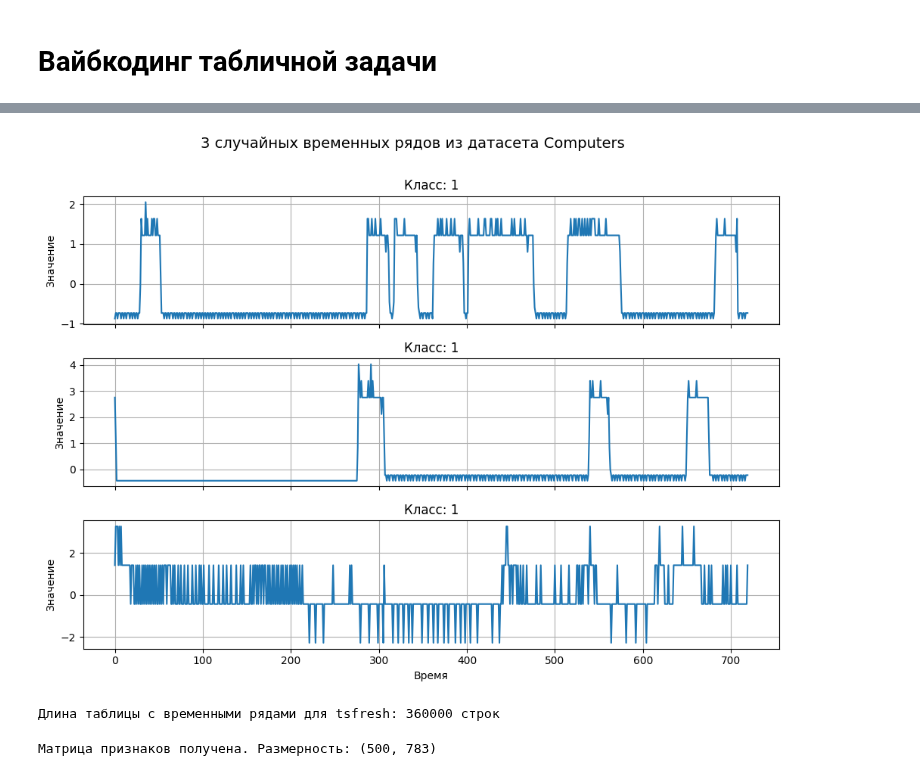
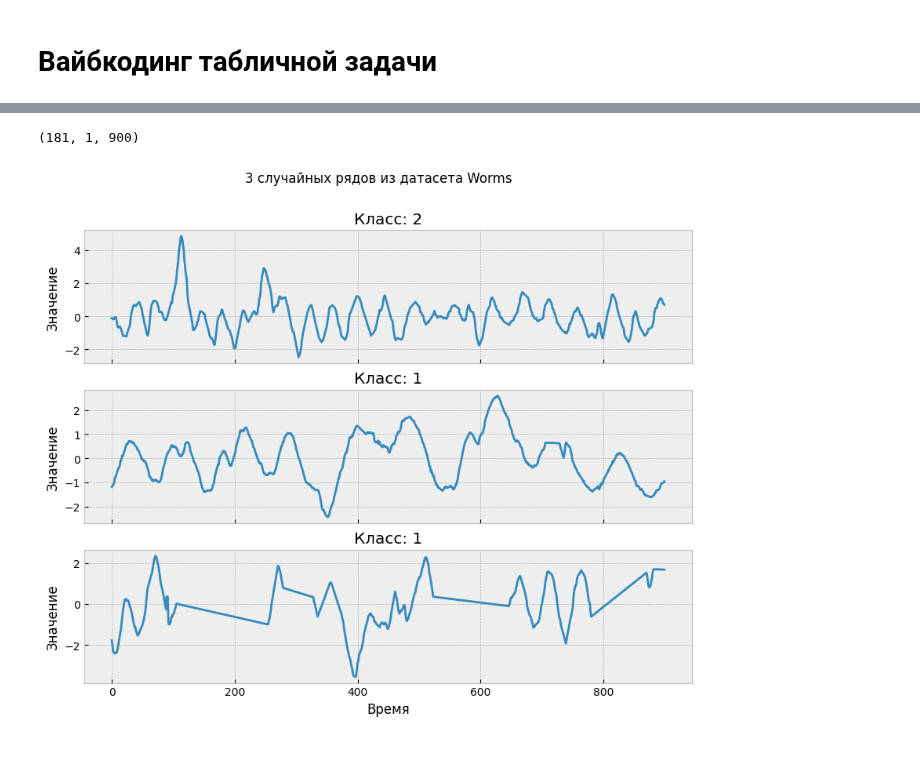
Before and after one commit to Pyatachokk/hse_ts_course, a Jupyter notebook: 2025-spring/seminars/seminar_15_classification.ipynb, the cells around one changed output, grey strips where cells are left out. Saved outputs shown, nothing was run; the diff lists cells and outputs as text; code cells hidden in the pictures.

```diff
--- a/2025-spring/seminars/seminar_15_classification.ipynb
+++ b/2025-spring/seminars/seminar_15_classification.ipynb
@@ -123,25 +123,25 @@ class KnnDtw(object):
         DTW distance between A and B
         """
 
-        # Create cost matrix via broadcasting with large int
         ts_a, ts_b = np.array(ts_a), np.array(ts_b)
         M, N = len(ts_a), len(ts_b)
+
         cost = np.inf * np.ones((M, N))
+        cost[0, 0] = d(ts_a[0], ts_b[0])
 
-        # Initialize the first row and column
-        cost[0, 0] = d(ts_a[0], ts_b[0])
         for i in range(1, M):
             cost[i, 0] = cost[i-1, 0] + d(ts_a[i], ts_b[0])
 
         for j in range(1, N):
             cost[0, j] = cost[0, j-1] + d(ts_a[0], ts_b[j])
 
-        # Populate rest of cost matrix within window
         for i in range(1, M):
-            for j in range(max(1, i - self.max_warping_window),
-                            min(N, i + self.max_warping_window)):
-                choices = cost[i - 1, j - 1], cost[i, j-1], cost[i-1, j]
-                cost[i, j] = min(choices) + d(ts_a[i], ts_b[j])
+            for j in range(
+                max(1, i - self.max_warping_window),
+                min(N, i + self.max_warping_window)):
+
+                choices = cost[i-1, j-1], cost[i, j-1], cost[i-1, j]
+                cost[i,j] = min(choices) + d(ts_a[i], ts_b[j])
 
         # Return DTW distance given window
         return cost[-1, -1]
@@ -496,51 +495,28 @@ print("Количество классов в данных:", len(np.unique(y_tr
+# %%
+dataset_name = 'Worms'
+
+X_train, y_train, X_test, y_test = get_UCR_data(dataset_name, split_data=True, on_disk=False)
+print(X_train.shape)
+# %% [output]
+(181, 1, 900)
 # %%
-# Шаг 6. Визуализация нескольких примеров из обучающего набора
-
 import random
 
-# Задаём количество рядов для отображения
 x = 3
 
-# Получаем случайные индексы
 random_indices = random.sample(range(len(X_train)), x)
 
-# Создаём графики
-fig, axs = plt.subplots(x, 1, figsize=(10, 2.5 * x), sharex=True)
-fig.suptitle(f"{x} случайных временных рядов из датасета {dataset_name}", fontsize=14)
+fig, axs = plt.subplots(x, 1, figsize=(10, 2.5*x), sharex=True)
+fig.suptitle(f'{x} случайных рядов из датасета {dataset_name}')
 
 for i, idx in enumerate(random_indices):
-    axs[i].plot(X_train[idx][0])  # только один канал (одномерный ряд)
-    axs[i].set_title(f"Класс: {y_train[idx]}")
-    axs[i].set_ylabel("Значение")
+    axs[i].plot(X_train[idx][0])
+    axs[i].set_title(f'Класс: {y_train[idx]}')
+    axs[i].set_ylabel('Значение')
     axs[i].grid(True)
 
-plt.xlabel("Время")
-plt.tight_layout(rect=[0, 0, 1, 0.97])
+plt.xlabel('Время')
+
 plt.show()
 # %% [output]
-[figure, old version]
+[figure, new version]
-# %%
-
-# Шаг 3. Генерация признаков из временных рядов с помощью tsfresh
-# Для использования tsfresh конвертируем наборы временных рядов в "длинный" формат DataFrame
-rows = []
-# Преобразуем обучающие серии: каждая точка во времени становится отдельной строкой в таблице
-for i, series in enumerate(X_train):
-    for t, value in enumerate(series[0]):  # series[0] потому что ряд одномерный (1 канал)
-        rows.append([i, t, value])
-# Преобразуем тестовые серии, продолжая нумерацию id
-for j, series in enumerate(X_test):
-    idx = len(X_train) + j  # уникальный id для каждой серии теста (после train)
-    for t, value in enumerate(series[0]):
-        rows.append([idx, t, value])
-# Создаем DataFrame с колонками: id (номер серии), time (время/индекс), value (значение ряда)
-df_ts = pd.DataFrame(rows, columns=['id', 'time', 'value'])
-print(f"Длина таблицы с временными рядами для tsfresh: {len(df_ts)} строк")
-
-# Используем tsfresh для извлечения признаков из каждого временного ряда
-X_features = extract_features(df_ts, column_id='id', column_sort='time', column_value='value', impute_function=impute)
-print("Матрица признаков получена. Размерность:", X_features.shape)
-# X_features имеет размер [количество рядов x количество сгенерированных признаков]
-# %% [output]
-Длина таблицы с временными рядами для tsfresh: 360000 строк
-Матрица признаков получена. Размерность: (500, 783)
```
Also changed, not shown: parts of 17 cells of this notebook, 1 other file.
